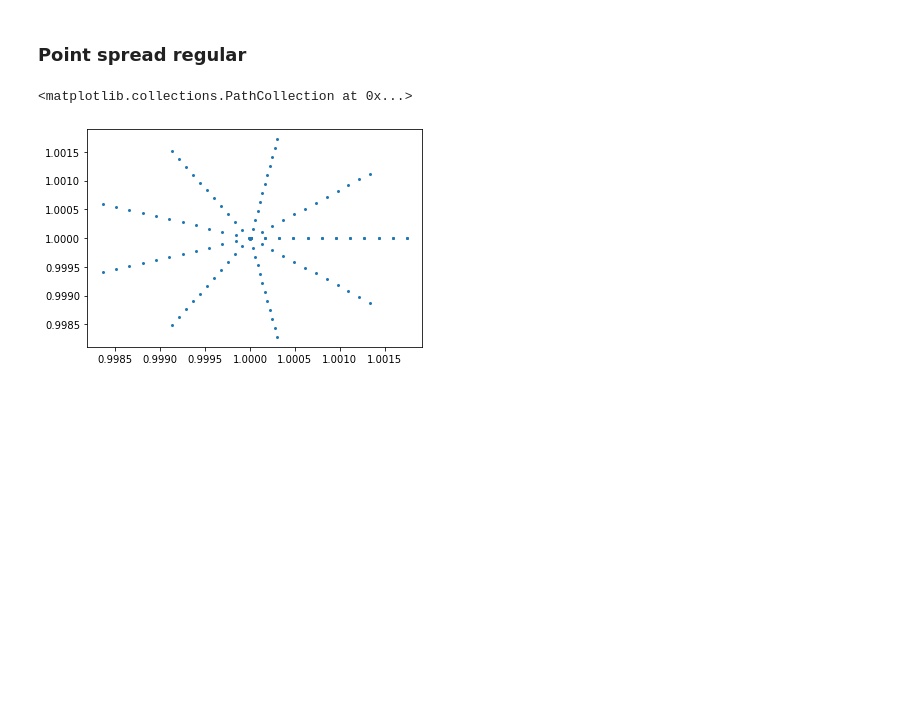
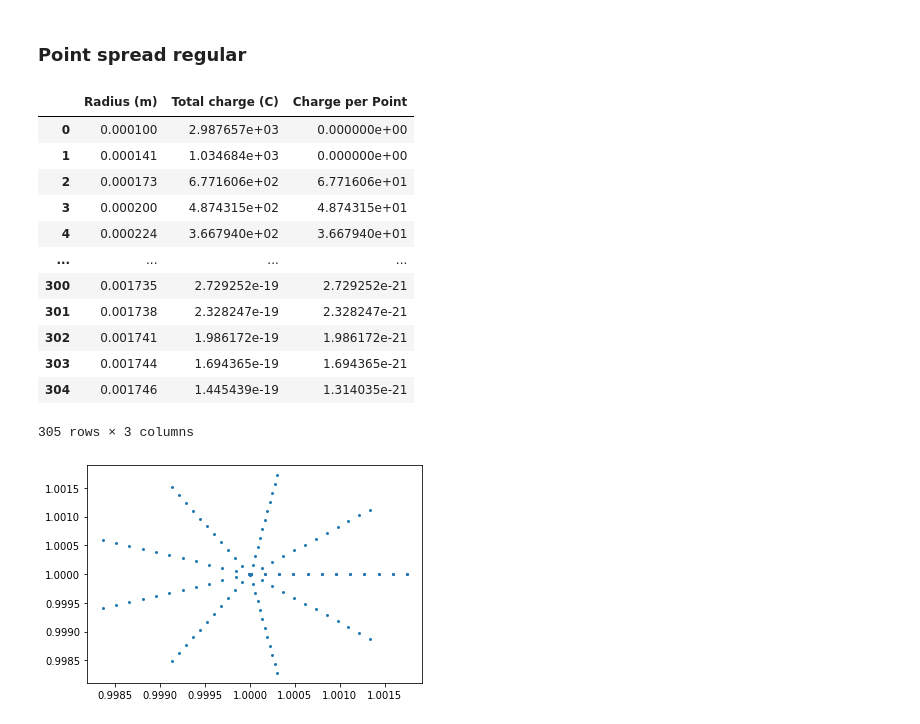
Before and after one commit to AriAtari/ChargeSeparation, a Jupyter notebook: Charge_Separation.ipynb, the cells around one changed output. Saved outputs shown, nothing was run; the diff lists cells and outputs as text; code cells hidden in the pictures; blank space fills up the shorter version.

```diff
--- a/Charge_Separation.ipynb
+++ b/Charge_Separation.ipynb
@@ -27,18 +13,49 @@ Rqdata = pd.read_csv("Work",usecols=[1,2])
 # %%
 electronpos= [1,1]
 points = 120
 rmax = 0.001746
 ppa = 10 #number of points per annulie
 valuesr = np.linspace(0.00001,rmax,int(points/ppa))
 pirange = np.linspace(0.00001,2*np.pi,int(ppa))
 x = np.array([])
 y = np.array([])
 
 for theta in pirange:
     x=np.append(x,valuesr*np.cos(theta)+electronpos[0])
     y=np.append(y,valuesr*np.sin(theta)+electronpos[1])
 plt.scatter(x,y,marker=".",lw=0.01)
+
+
+#Charge per point
+rad= Rqdata.iloc[:,0]
+Totcharge = Rqdata.iloc[:,1]
+count = 0
+cpp = np.array([0,]) #charge per point in coulombs
+for i in range(1,len(rad)):
+    for cur in valuesr:
+        if cur > rad[i-1] and cur< rad[i]:
+            count += ppa
+    if count > 0:
+        cpp = np.append(cpp,Totcharge[i]/count)
+    else:
+        cpp = np.append(cpp,0)
+
+Cppreg=Rqdata
+Cppreg["Charge per Point"] = pd.Series(cpp)
+Cppreg
 # %% [output]
+|  | Radius (m) | Total charge (C) | Charge per Point |
+| 0 | 0.000100 | 2.987657e+03 | 0.000000e+00 |
+| 1 | 0.000141 | 1.034684e+03 | 0.000000e+00 |
+| 2 | 0.000173 | 6.771606e+02 | 6.771606e+01 |
+| 3 | 0.000200 | 4.874315e+02 | 4.874315e+01 |
+| 4 | 0.000224 | 3.667940e+02 | 3.667940e+01 |
+| ... | ... | ... | ... |
+| 300 | 0.001735 | 2.729252e-19 | 2.729252e-21 |
+| 301 | 0.001738 | 2.328247e-19 | 2.328247e-21 |
+| 302 | 0.001741 | 1.986172e-19 | 1.986172e-21 |
+| 303 | 0.001744 | 1.694365e-19 | 1.694365e-21 |
+| 304 | 0.001746 | 1.445439e-19 | 1.314035e-21 |
-<matplotlib.collections.PathCollection at 0x...>
+305 rows × 3 columns
 [figure]
 # %% [markdown]
```
Also changed, not shown: parts of 7 cells of this notebook.
